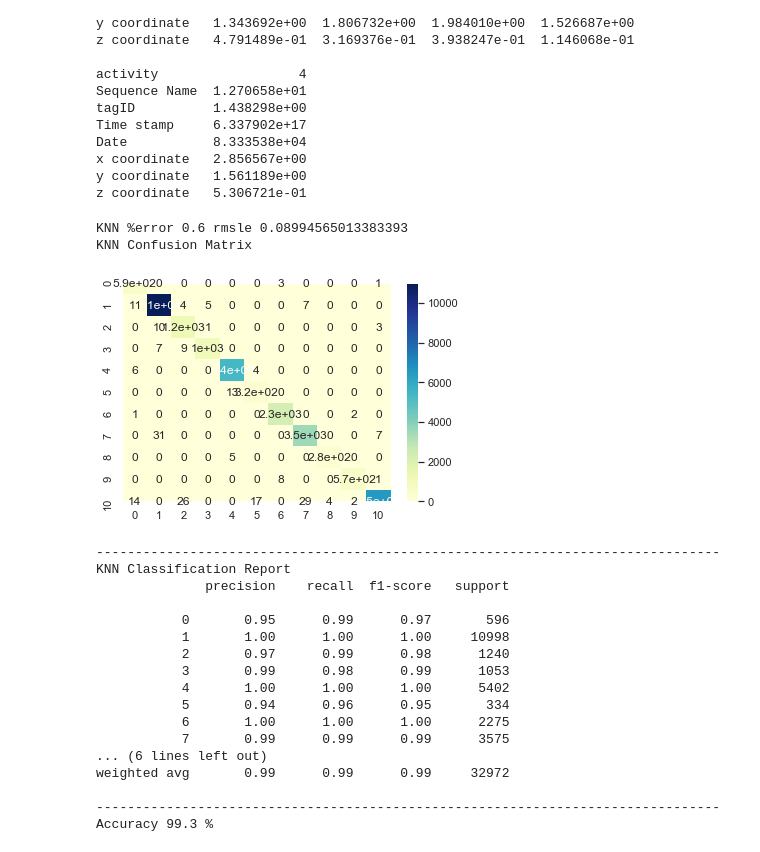
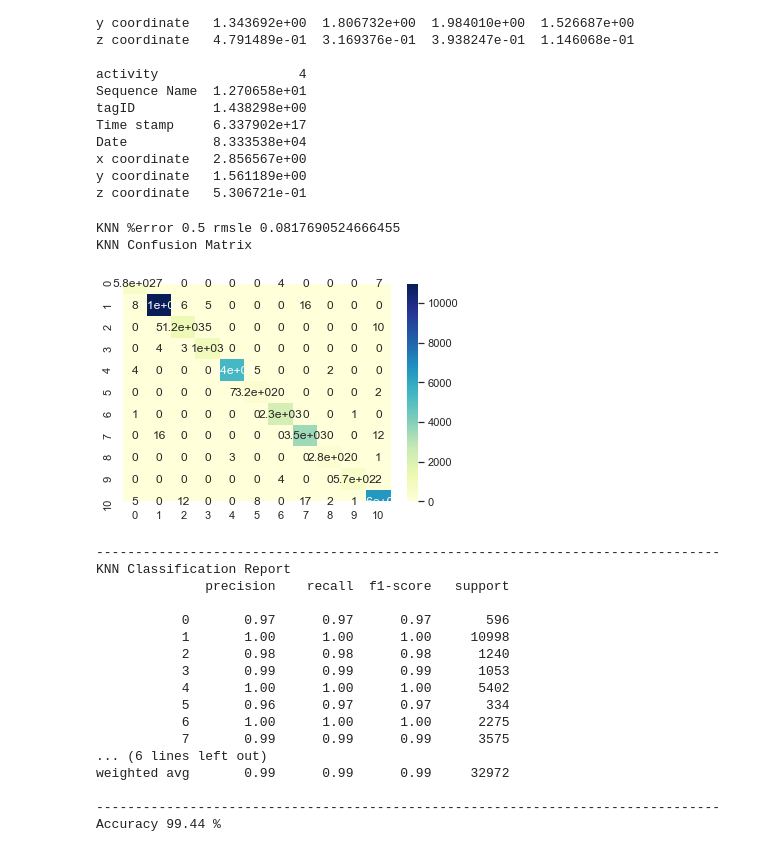
Before and after one commit to aayush17125/Posture-Reconstruction, a Jupyter notebook: Project.ipynb, the cells around one changed output. Cells and saved outputs as stored; diff of their text form; code cells hidden in the pictures.

```diff
--- a/Project.ipynb
+++ b/Project.ipynb
@@ -424,7 +424,7 @@ classifiers = [
     #ElasticNetCV(cv=10, random_state=0),
     #SVC(),
     #SVC(kernel = 'rbf', random_state = 0),
-    KNeighborsClassifier(n_neighbors = 10),
+    KNeighborsClassifier(n_neighbors = 5),
     #GridSearchCV(SVC(),param_grid, refit = True, verbose = 1),
     HuberRegressor(fit_intercept=True, alpha=0.0, max_iter=100,epsilon=2.95),
     Ridge(fit_intercept=True, alpha=0.0, random_state=0, normalize=True),
@@ -449,51 +449,51 @@ for name, clf,correct in models:
     from sklearn.metrics import classification_report, confusion_matrix, accuracy_score,f1_score, precision_score, recall_score
 
     # Confusion Matrix
     print(name,'Confusion Matrix')
     conf=confusion_matrix(y_test, np.round(regr.predict(X_test) ) )
     label=np.sort( y_test.unique() )
     sns.heatmap(conf, annot=True, xticklabels=label, yticklabels=label, cmap="YlGnBu")
     plt.show()
 
     print('--'*40)
 
     # Classification Report
     print(name,'Classification Report')
     classif=classification_report(y_test,np.round( regr.predict(X_test) ) )
     print(classif)
 
 
     # Accuracy
     print('--'*40)
     logreg_accuracy = round(accuracy_score(y_test, np.round( regr.predict(X_test) ) ) * 100,2)
     print('Accuracy', logreg_accuracy,'%')
 
 #     if name=='DecisionTree':
 #         label=train.columns
 #         label=label[:-1].values
 #         important=pd.DataFrame(clf.feature_importances_,index=label,columns=['imp'])
 #         important.sort_values(by='imp').plot(kind='bar')
 #         plt.show()
 # %% [output]
-KNN %error 0.6 rmsle 0.08994565013383393
+KNN %error 0.5 rmsle 0.0817690524666455
 KNN Confusion Matrix
-[figure, old version]
+[figure, new version]
 --------------------------------------------------------------------------------
 KNN Classification Report
               precision    recall  f1-score   support
 
-           0       0.95      0.99      0.97       596
+           0       0.97      0.97      0.97       596
            1       1.00      1.00      1.00     10998
-           2       0.97      0.99      0.98      1240
-           3       0.99      0.98      0.99      1053
+           2       0.98      0.98      0.98      1240
+           3       0.99      0.99      0.99      1053
            4       1.00      1.00      1.00      5402
-           5       0.94      0.96      0.95       334
+           5       0.96      0.97      0.97       334
            6       1.00      1.00      1.00      2275
            7       0.99      0.99      0.99      3575
 ... (6 lines left out)
 weighted avg       0.99      0.99      0.99     32972
 
 --------------------------------------------------------------------------------
-Accuracy 99.3 %
+Accuracy 99.44 %
 # %%
 import seaborn as sns; sns.set()
```
Also changed, not shown: parts of 11 cells of this notebook, 1 other file.
